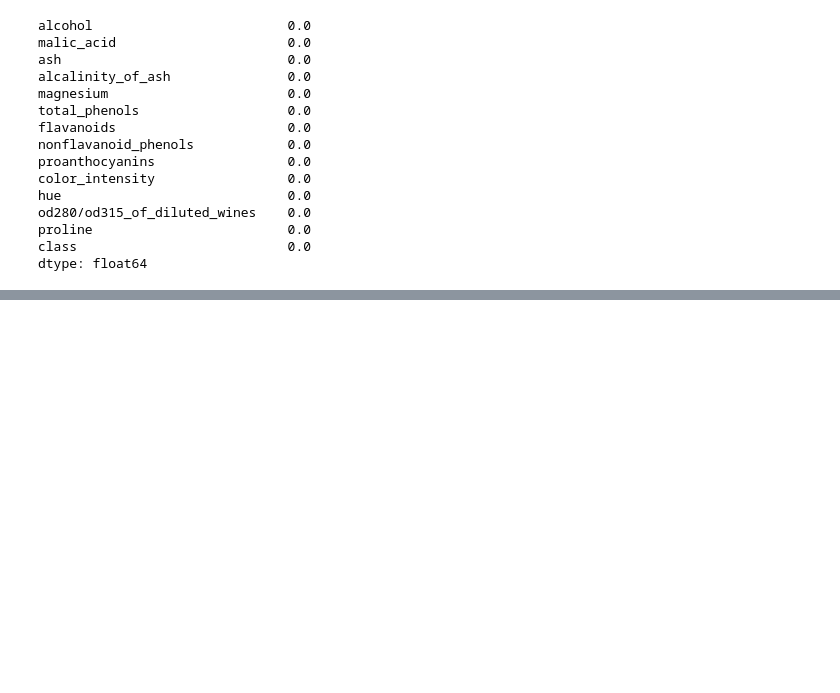
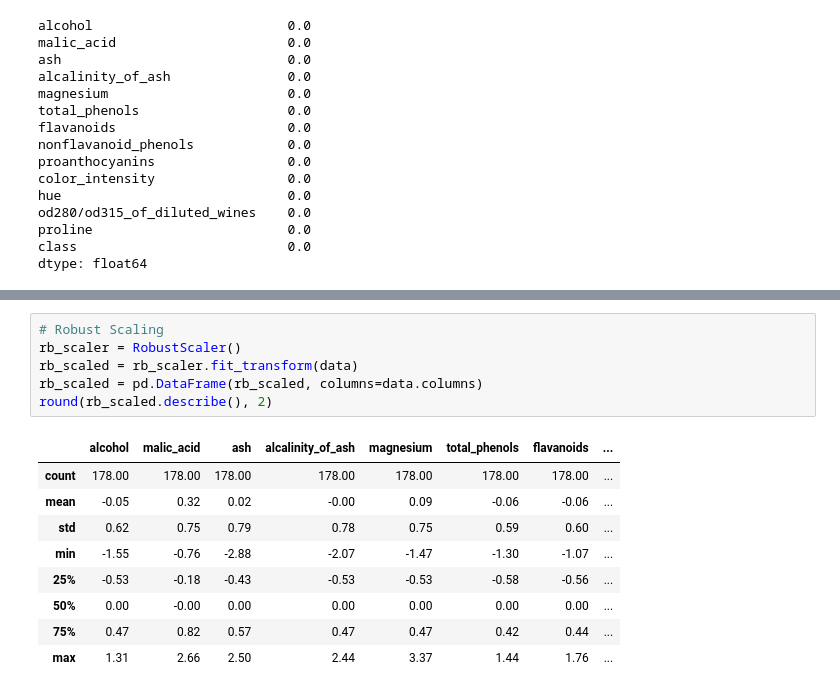
Before and after one commit to ash-hun/my_nlp_research, a Jupyter notebook: 2. Must Have Top10 Algorithm in ML/03 KNN/predict_wine.ipynb, the cells around one changed output, grey strips where cells are left out. Cells and saved outputs as stored; diff of their text form; blank space fills up the shorter version.

```diff
--- a/2. Must Have Top10 Algorithm in ML/03 KNN/predict_wine.ipynb
+++ b/2. Must Have Top10 Algorithm in ML/03 KNN/predict_wine.ipynb
@@ -184,0 +199,16 @@ st_scaler.fit(data) # 학습
+# %%
+# Robust Scaling
+rb_scaler = RobustScaler()
+rb_scaled = rb_scaler.fit_transform(data)
+rb_scaled = pd.DataFrame(rb_scaled, columns=data.columns)
+round(rb_scaled.describe(), 2)
+# %% [output]
+|  | alcohol | malic_acid | ash | alcalinity_of_ash | magnesium | total_phenols | flavanoids | ... |
+| count | 178.00 | 178.00 | 178.00 | 178.00 | 178.00 | 178.00 | 178.00 | ... |
+| mean | -0.05 | 0.32 | 0.02 | -0.00 | 0.09 | -0.06 | -0.06 | ... |
+| std | 0.62 | 0.75 | 0.79 | 0.78 | 0.75 | 0.59 | 0.60 | ... |
+| min | -1.55 | -0.76 | -2.88 | -2.07 | -1.47 | -1.30 | -1.07 | ... |
+| 25% | -0.53 | -0.18 | -0.43 | -0.53 | -0.53 | -0.58 | -0.56 | ... |
+| 50% | 0.00 | -0.00 | 0.00 | 0.00 | 0.00 | 0.00 | 0.00 | ... |
+| 75% | 0.47 | 0.82 | 0.57 | 0.47 | 0.47 | 0.42 | 0.44 | ... |
+| max | 1.31 | 2.66 | 2.50 | 2.44 | 3.37 | 1.44 | 1.76 | ... |
```
Also changed, not shown: parts of 10 cells of this notebook.
